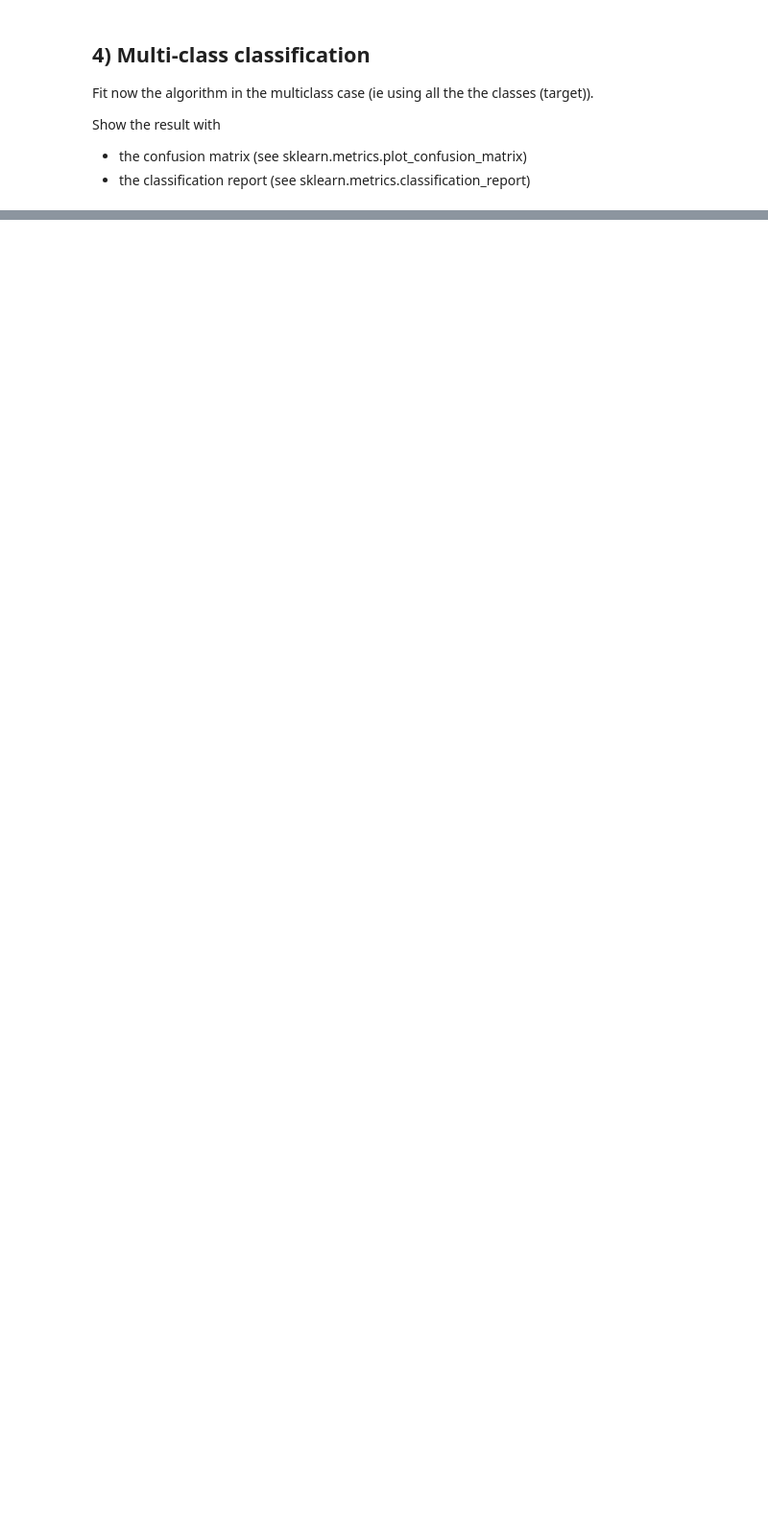
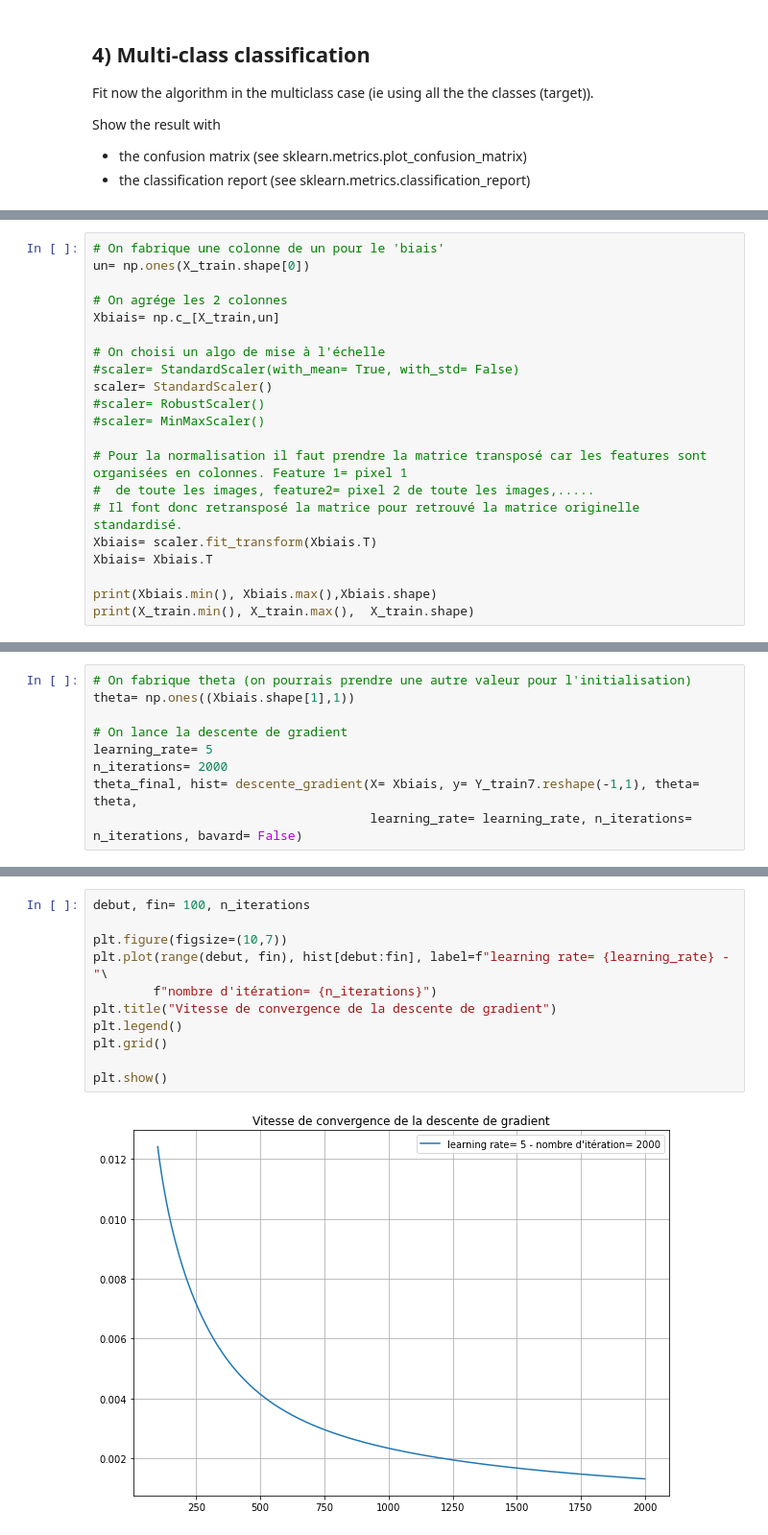
Before and after one commit to jpphi/brief5_handw, a Jupyter notebook: rendu_brief5_handw.ipynb, the cells around one changed output, grey strips where cells are left out. Shown: that part at 96% size. Cells and saved outputs as stored; diff of their text form; blank space fills up the shorter version.

```diff
--- a/rendu_brief5_handw.ipynb
+++ b/rendu_brief5_handw.ipynb
@@ -579,0 +365,21 @@ NameError: name 'digit' is not defined
+# %%
+# On fabrique une colonne de un pour le 'biais'
+un= np.ones(X_train.shape[0])
+
+# On agrége les 2 colonnes
+Xbiais= np.c_[X_train,un]
+
+# On choisi un algo de mise à l'échelle
+#scaler= StandardScaler(with_mean= True, with_std= False)
+scaler= StandardScaler()
+#scaler= RobustScaler()
+#scaler= MinMaxScaler()
+
+# Pour la normalisation il faut prendre la matrice transposé car les features sont organisées en colonnes. Feature 1= pixel 1
+#  de toute les images, feature2= pixel 2 de toute les images,.....
+# Il font donc retransposé la matrice pour retrouvé la matrice originelle standardisé.
+Xbiais= scaler.fit_transform(Xbiais.T)
+Xbiais= Xbiais.T
+
+print(Xbiais.min(), Xbiais.max(),Xbiais.shape)
+print(X_train.min(), X_train.max(),  X_train.shape)
@@ -579,0 +391,9 @@ NameError: name 'digit' is not defined
+# %%
+# On fabrique theta (on pourrais prendre une autre valeur pour l'initialisation)
+theta= np.ones((Xbiais.shape[1],1))
+
+# On lance la descente de gradient
+learning_rate= 5
+n_iterations= 2000
+theta_final, hist= descente_gradient(X= Xbiais, y= Y_train7.reshape(-1,1), theta= theta,
+                                     learning_rate= learning_rate, n_iterations= n_iterations, bavard= False)
@@ -579,0 +402,13 @@ NameError: name 'digit' is not defined
+# %%
+debut, fin= 100, n_iterations
+
+plt.figure(figsize=(10,7))
+plt.plot(range(debut, fin), hist[debut:fin], label=f"learning rate= {learning_rate} - "\
+        f"nombre d'itération= {n_iterations}")
+plt.title("Vitesse de convergence de la descente de gradient")
+plt.legend()
+plt.grid()
+
+plt.show()
+# %% [output]
+[figure, added]
```
Also changed, not shown: parts of 31 cells of this notebook, 1 other file.
